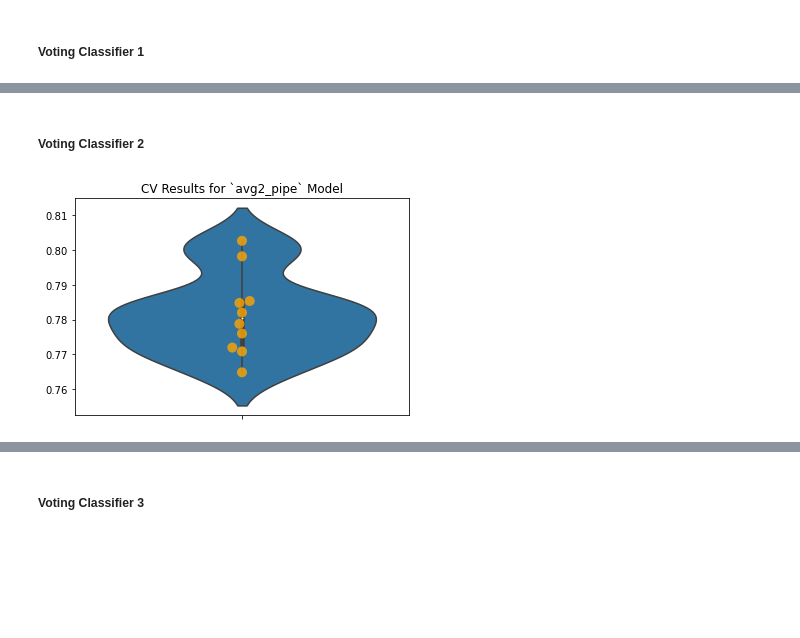
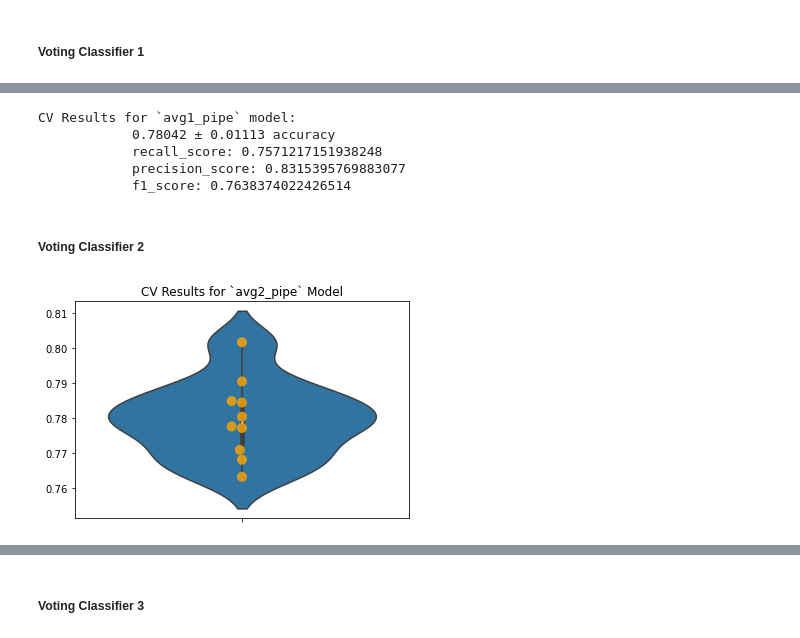
Before and after one commit to ZachRauch/Flu-Shot-Learning, a Jupyter notebook: Workspace/Workflow_With_Seasonal.ipynb, the cells around one changed output, grey strips where cells are left out. Drawn from its saved outputs; the diff is of its cells as text; code cells hidden in the pictures; blank space fills up the shorter version.

```diff
--- a/Workspace/Workflow_With_Seasonal.ipynb
+++ b/Workspace/Workflow_With_Seasonal.ipynb
@@ -988,0 +1088,2 @@ CV Results for `bag_pipe` model:
+# %%
+gs_bag.fit(X_train1, y_train1);
@@ -1038,2 +1174,11 @@ CV Results for `avg1_pipe` model:
+# %%
+avg1_model_summary = 'avg1_model_summary.sav'
+pickle.dump(avg1_pipe.print_cv_summary(), open(avg1_model_summary, 'wb'))
+# %% [output]
+CV Results for `avg1_pipe` model:
+            0.78042 ± 0.01113 accuracy
+            recall_score: 0.7571217151938248
+            precision_score: 0.8315395769883077
+            f1_score: 0.7638374022426514
 # %% [markdown]
 ##### Voting Classifier 2
@@ -1047,5 +1185,15 @@ CV Results for `avg1_pipe` model:
+# %%
+estimators=[
+    ('logreg', LogisticRegression(random_state=42, max_iter=5, solver='liblinear', C=.3)),
+    ('knn', KNeighborsClassifier(metric='manhattan', n_neighbors=200)),
+    ('rfc', RandomForestClassifier(random_state=42, max_features='sqrt', n_estimators=1250)),
+    ('etc', ExtraTreesClassifier(max_features='sqrt', max_samples=.5, bootstrap=True, random_state=42, max_depth=50, n_estimators=500))
+]
+# %%
+avg2 = VotingClassifier(estimators=estimators, voting='soft')
+avg2_model_pipe = Pipeline([('ct', ct), ('avg2', avg2)])
 # %%
-# avg2_pipe = ModelWithCV(model=avg2_model_pipe,
-#                          model_name='avg2_pipe',
-#                          X=X_train1,
-#                          y=y_train1)
+avg2_pipe = ModelWithCV(model=avg2_model_pipe,
+                         model_name='avg2_pipe',
+                         X=X_train1,
+                         y=y_train1) #4m 5s
@@ -1052,6 +1203,6 @@ CV Results for `avg1_pipe` model:
 # %%
-# fig, ax = plt.subplots()
+fig, ax = plt.subplots()
 
-# avg2_pipe.plot_cv(ax=ax);
+avg2_pipe.plot_cv(ax=ax);
 # %% [output]
-[figure, old version]
+[figure, new version]
```
Also changed, not shown: parts of 100 cells of this notebook, 19 other files.
